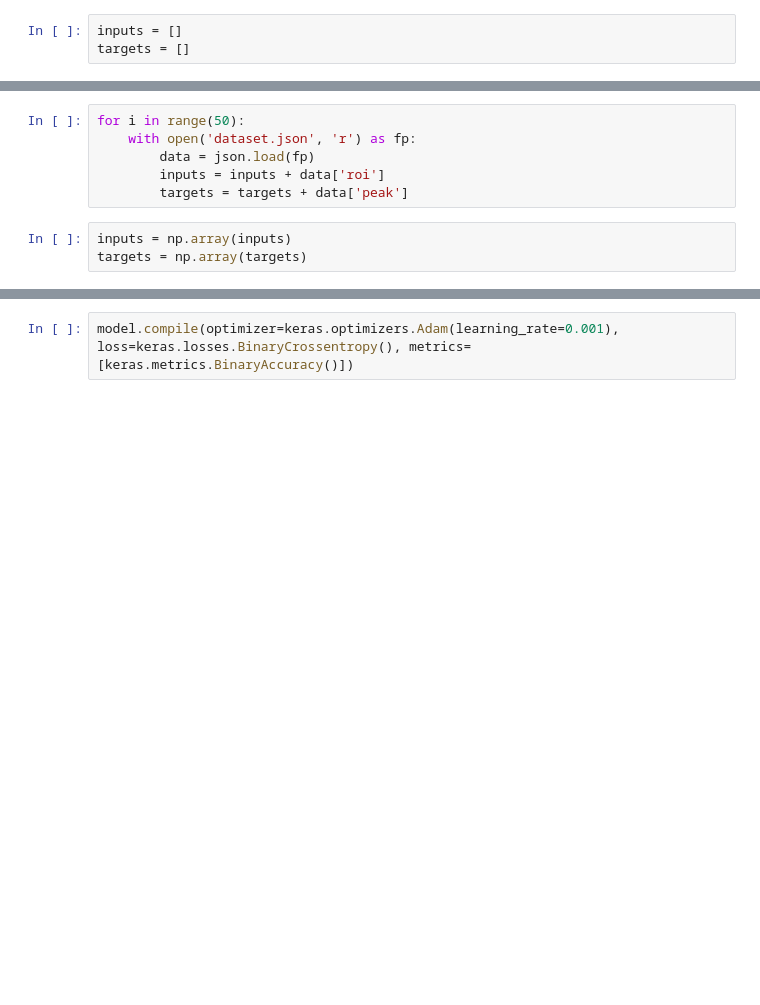
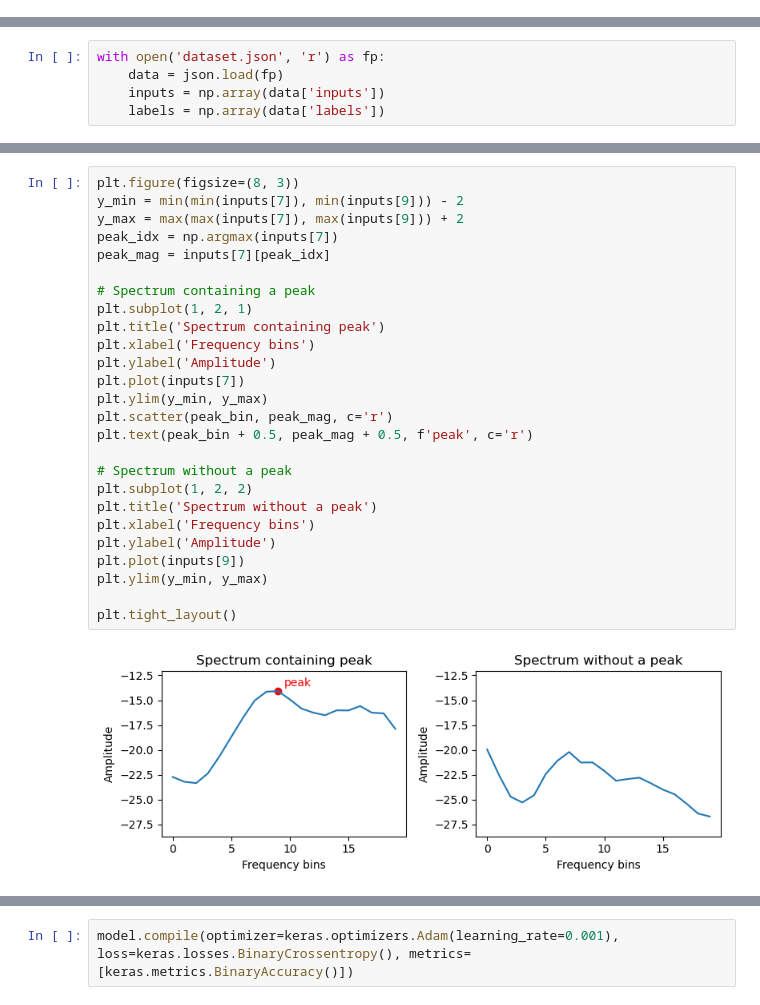
Before and after one commit to enter-opy/everest, a Jupyter notebook: train.ipynb, the cells around one changed output, grey strips where cells are left out. Saved outputs shown, nothing was run; the diff lists cells and outputs as text; blank space fills up the shorter version.

Commit message:
augmented dataset

```diff
--- a/train.ipynb
+++ b/train.ipynb
@@ -9,4 +10 @@ from tensorflow.keras.layers import Conv1D, LSTM, Dense, Flatten, Reshape
 import matplotlib.pyplot as plt
-# %%
-inputs = []
-targets = []
@@ -13,9 +16,5 @@ targets = []
 # %%
-for i in range(50):
-    with open('dataset.json', 'r') as fp:
-        data = json.load(fp)
-        inputs = inputs + data['roi']
-        targets = targets + data['peak']
+with open('dataset.json', 'r') as fp:
+    data = json.load(fp)
+    inputs = np.array(data['inputs'])
+    labels = np.array(data['labels'])
-# %%
-inputs = np.array(inputs)
-targets = np.array(targets)
@@ -21,0 +26,28 @@ targets = np.array(targets)
+# %%
+plt.figure(figsize=(8, 3))
+y_min = min(min(inputs[7]), min(inputs[9])) - 2
+y_max = max(max(inputs[7]), max(inputs[9])) + 2
+peak_idx = np.argmax(inputs[7])
+peak_mag = inputs[7][peak_idx]
+
+# Spectrum containing a peak
+plt.subplot(1, 2, 1)
+plt.title('Spectrum containing peak')
+plt.xlabel('Frequency bins')
+plt.ylabel('Amplitude')
+plt.plot(inputs[7])
+plt.ylim(y_min, y_max)
+plt.scatter(peak_bin, peak_mag, c='r')
+plt.text(peak_bin + 0.5, peak_mag + 0.5, f'peak', c='r')
+
+# Spectrum without a peak
+plt.subplot(1, 2, 2)
+plt.title('Spectrum without a peak')
+plt.xlabel('Frequency bins')
+plt.ylabel('Amplitude')
+plt.plot(inputs[9])
+plt.ylim(y_min, y_max)
+
+plt.tight_layout()
+# %% [output]
+[figure, added]
```
Also changed, not shown: parts of 21 cells of this notebook, 3 other files.
